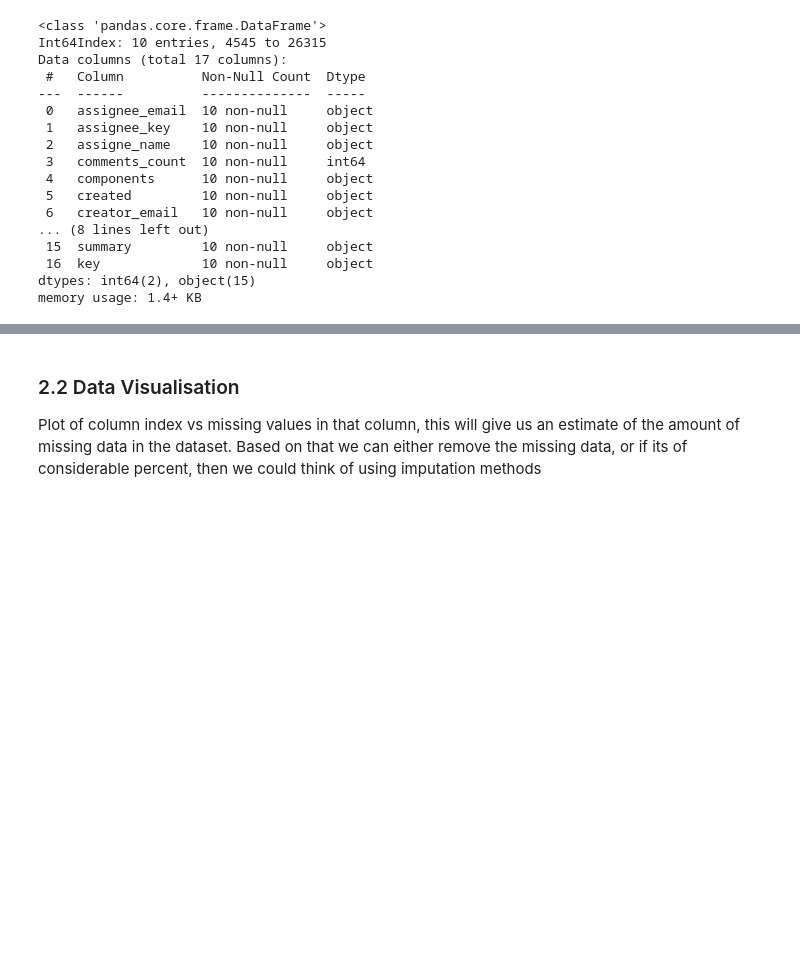
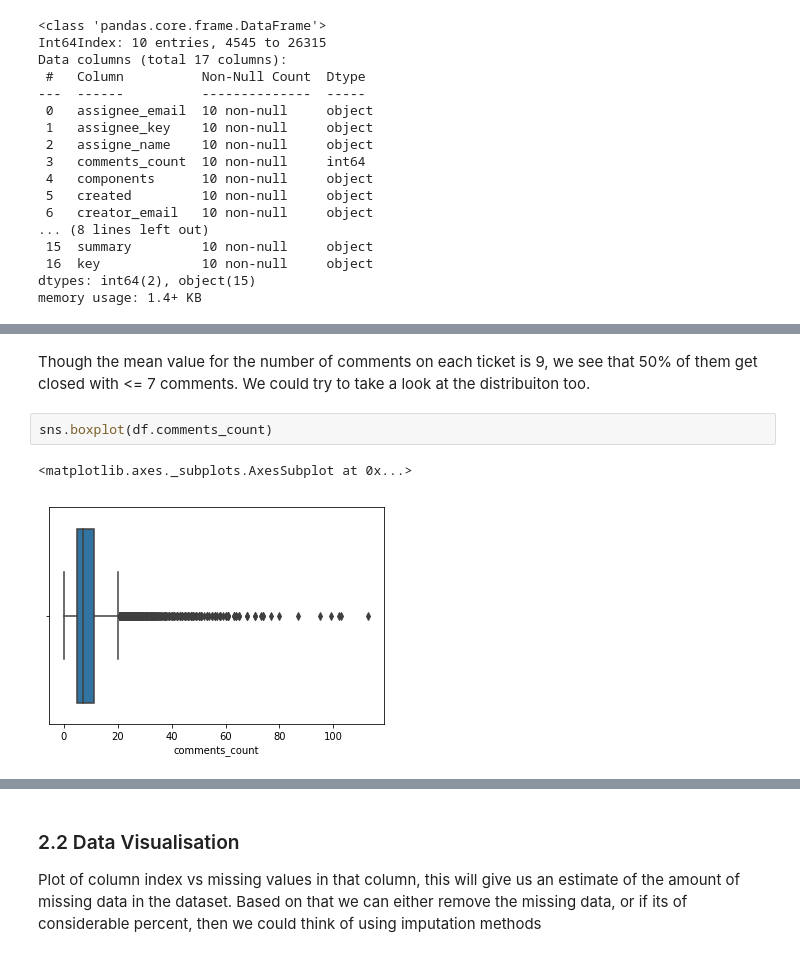
Before and after one commit to basavaraj29/support-tickets-analysis, a Jupyter notebook: jira_data_analysis.ipynb, the cells around one changed output, grey strips where cells are left out. Cells and saved outputs as stored; diff of their text form; blank space fills up the shorter version.

```diff
--- a/jira_data_analysis.ipynb
+++ b/jira_data_analysis.ipynb
@@ -88,0 +107,7 @@ len(df), df.isna().sum().sum()
+# %% [markdown]
+Though the mean value for the number of comments on each ticket is 9, we see that 50% of them get closed with <= 7 comments. We could try to take a look at the distribuiton too.
+# %%
+sns.boxplot(df.comments_count)
+# %% [output]
+<matplotlib.axes._subplots.AxesSubplot at 0x...>
+[figure, added]
```
Also changed, not shown: parts of 16 cells of this notebook, 1 other file.
